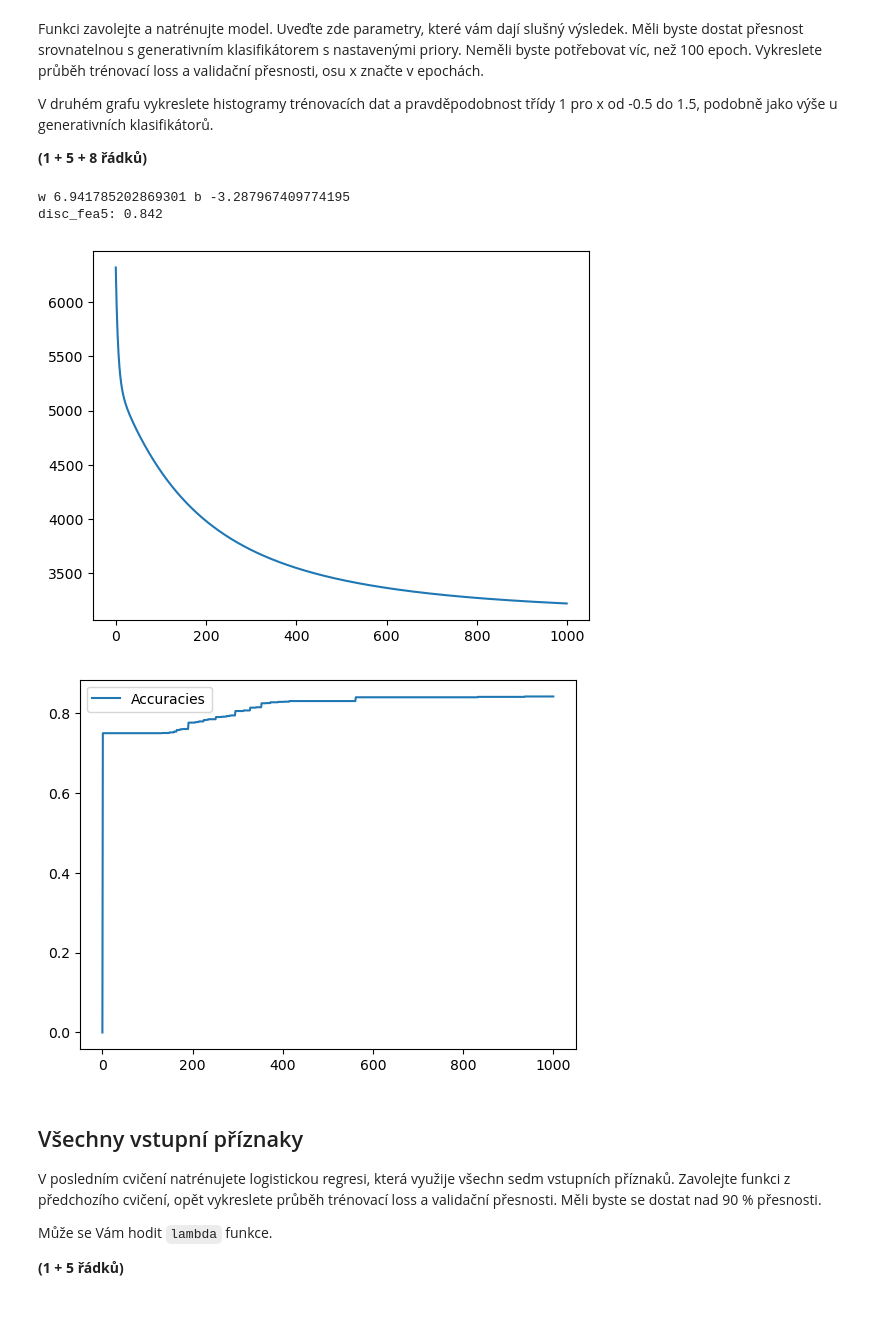
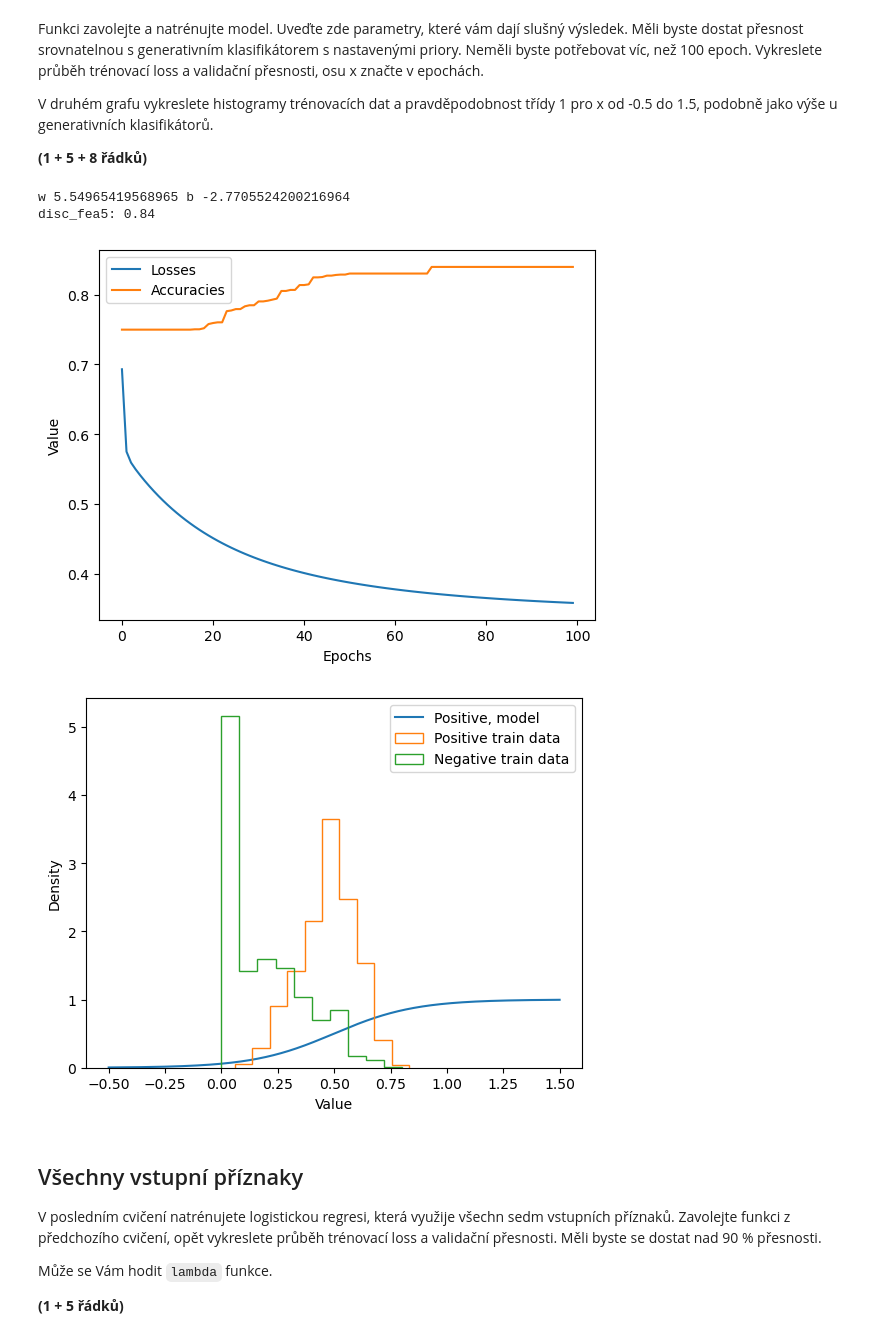
Before and after one commit to arconatt/SUI-machine_learning, a Jupyter notebook: zadani.ipynb, the cells around one changed output. Drawn from its saved outputs; the diff is of its cells as text; code cells hidden in the pictures; blank space fills up the shorter version.

```diff
--- a/zadani.ipynb
+++ b/zadani.ipynb
@@ -236,11 +238,7 @@ class FeatureCutter:
         self.fea_id = fea_id
 
     def __call__(self, x):
-      if (len(x.shape)>1):
-        x = x[:, self.fea_id]
-      if (len(x.shape)<2):
-        return x[:, np.newaxis]
-      return x
+      return x[:, self.fea_id][np.newaxis].transpose()
 # %% [markdown]
 Dalším krokem je implementovat funkci, která model vytvoří a natrénuje.
 Jejím výstupem bude (1) natrénovaný model, (2) průběh trénovací loss a (3) průběh validační přesnosti.
@@ -266,19 +264,17 @@ def train_logistic_regression(nb_epochs, lr, in_dim, fea_preprocessor):
 
     val_X = fea_preprocessor(val_dataset.xs)
 
-    best_acc = evaluate(best_model, fea_preprocessor(val_dataset.xs), val_dataset.targets)
-    accuracies.append(best_acc)
-    lr = lr/len(train_t) #TODO: should be train_X ??
+    best_acc = evaluate(best_model, val_X, val_dataset.targets)
+    lr = lr/len(train_X)
 
     for _ in range(nb_epochs):
         sigmoid = model.prob_class_1(train_X)
         # logistic sigmoid weight input
         model.w = model.w - lr * (sigmoid - train_t)@(train_X)
-        # gradient descent optimization
         model.b = model.b - lr * np.sum(sigmoid - train_t)
         curr_acc = evaluate(model, val_X, val_dataset.targets)
         accuracies.append(curr_acc)
-        losses.append(np.sum(-train_t*np.log(sigmoid) - (1-train_t)*np.log(1-sigmoid)))
+        losses.append(binary_cross_entropy(sigmoid,train_t)/(len(train_X)))
         if (curr_acc > best_acc):
             best_model = copy.deepcopy(model)
             best_acc = curr_acc
@@ -295,28 +291,32 @@ V druhém grafu vykreslete histogramy trénovacích dat a pravděpodobnost tří
 
 **(1 + 5 + 8 řádků)**
 # %%
-disc_fea5, losses, accuracies = train_logistic_regression(1000, 1*np.exp(-1), 1, FeatureCutter(5))
+disc_fea5, losses, accuracies = train_logistic_regression(100, 3, 1, FeatureCutter(FOI))
 
-plt.plot(losses, label='Losses')
 plt.figure()
+plt.xlabel('Epochs')
+plt.ylabel('Value')
+plt.plot( losses, label='Losses')
 plt.plot(accuracies, label='Accuracies')
 plt.legend()
 print('w', disc_fea5.w.item(), 'b', disc_fea5.b.item())
 
-# plt.figure()
-# x_size = np.linspace(-0.5, 1.5, 1000)
-# x_size = x_size[:, np.newaxis]
-# plt.plot(x_size, disc_fea5.prob_class_1(x_size), label='Positive, model')
-# plt.hist(train_dataset.pos[:, FOI], histtype='step', label='Positive train data', density=True)
-# plt.hist(train_dataset.neg[:, FOI], histtype='step', label='Negative train data', density=True)
-# plt.legend()
+plt.figure()
+plt.xlabel('Value')
+plt.ylabel('Density')
+x_size = np.linspace(-0.5, 1.5, 1000)
+x_size = x_size[:, np.newaxis]
+plt.plot(x_size, disc_fea5.prob_class_1(x_size), label='Positive, model')
+plt.hist(train_dataset.pos[:, FOI], histtype='step', label='Positive train data', density=True)
+plt.hist(train_dataset.neg[:, FOI], histtype='step', label='Negative train data', density=True)
+plt.legend()
 
 print('disc_fea5:', evaluate(disc_fea5, val_dataset.xs[:, FOI][:, np.newaxis], val_dataset.targets))
 # %% [output]
-w 6.941785202869301 b -3.287967409774195
-disc_fea5: 0.842
+w 5.54965419568965 b -2.7705524200216964
+disc_fea5: 0.84
-[figure, old version]
+[figure, new version]
-[figure, old version]
+[figure, new version]
 # %% [markdown]
 ## Všechny vstupní příznaky
 V posledním cvičení natrénujete logistickou regresi, která využije všechn sedm vstupních příznaků.
```
Also changed, not shown: parts of 5 cells of this notebook, 1 other file.
